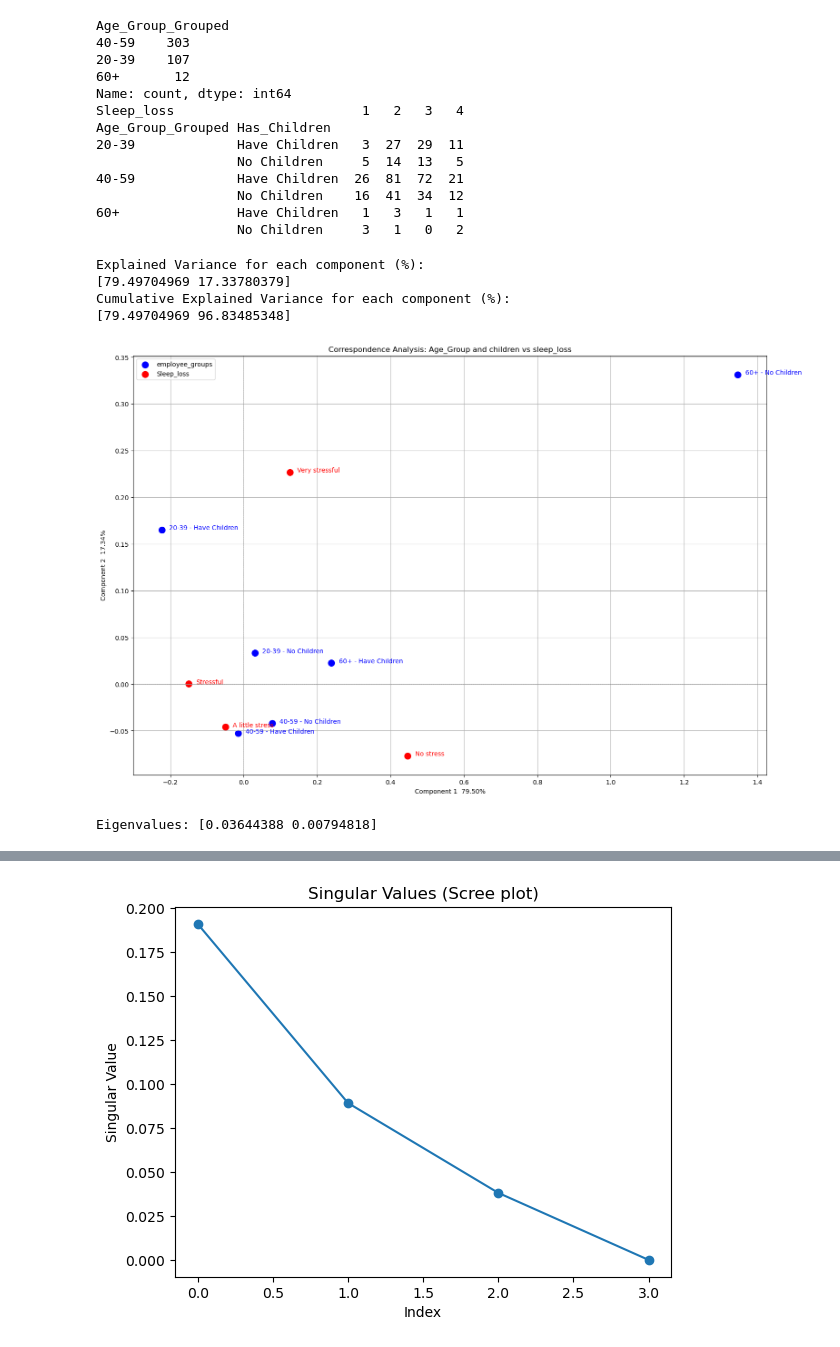
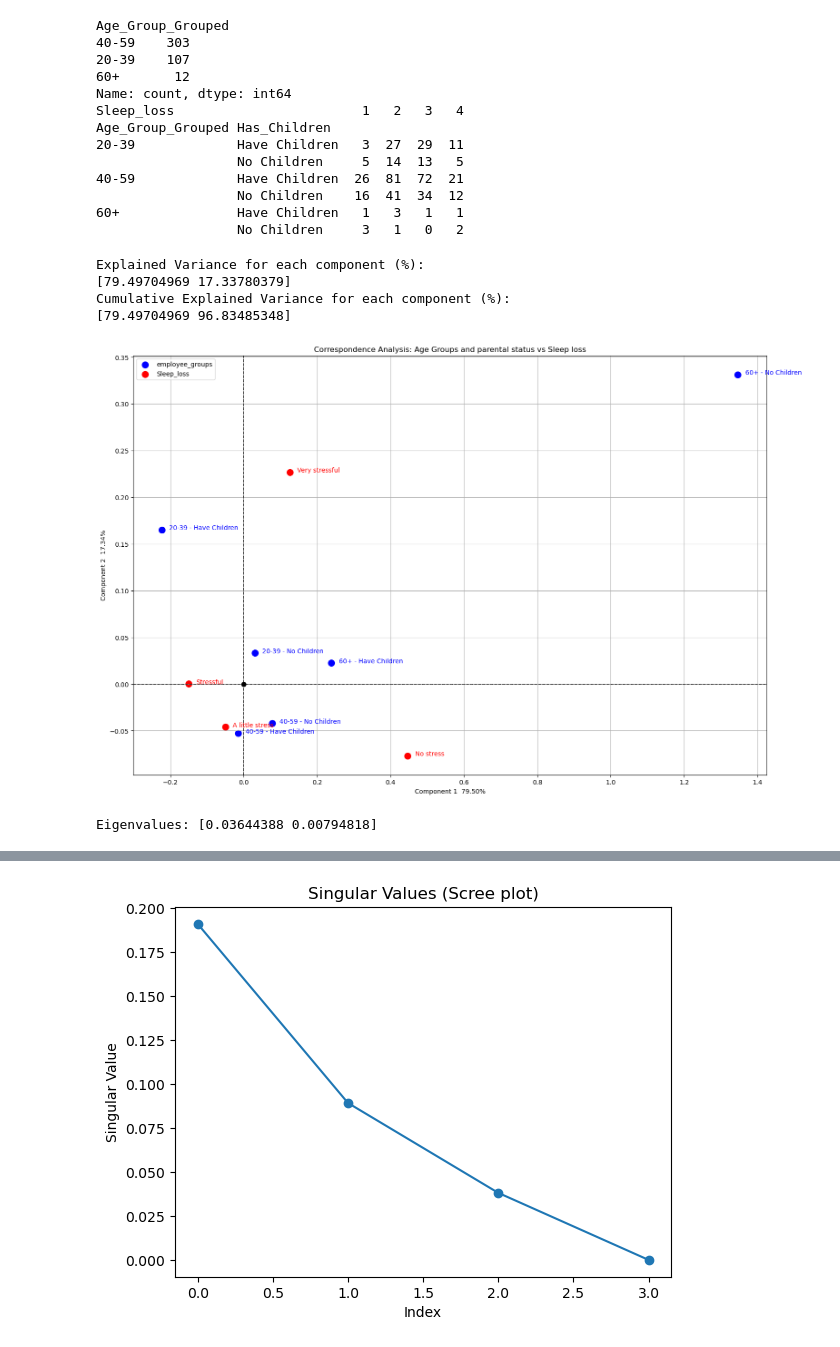
Before and after one commit to Nippe92/datareduction-task, a Jupyter notebook: railroad.ipynb, the cells around one changed output, grey strips where cells are left out. Cells and saved outputs as stored; diff of their text form; code cells hidden in the pictures.

Commit message:
Finalize analysis for existing CAs

```diff
--- a/railroad.ipynb
+++ b/railroad.ipynb
@@ -703,7 +703,7 @@ plt.figure(figsize=(18, 12))
 plt.scatter(row_coordinates[0], row_coordinates[1], label='employee_groups', c='blue', s=100)
 plt.scatter(column_coordinates[0], column_coordinates[1], label='Sleep_loss', c='red', s=100)
 
-# Annotate Age Group and Gender with an offset to the right
+
 for i, txt in enumerate(contingency_table.index):
     # Extract Age Group and Gender from the multi-index
     Age_Group_Grouped, Has_Children = txt
@@ -714,38 +714,41 @@ for i, txt in enumerate(contingency_table.index):
         color='blue'
     )
 
-# Annotate Job Pressure with an offset to the right
 for i, txt in enumerate(contingency_table.columns):
     sleep_loss_label = sleep_loss_labels.get(txt, f'Sleep_loss {txt}')
     plt.annotate(
         sleep_loss_label,
         (column_coordinates.iloc[i, 0] + 0.02, column_coordinates.iloc[i, 1]),  # Offset x-coordinate
         color='red'
     )
 
 explained_variance = ca.percentage_of_variance_
 cumulative_explained_variance = ca.cumulative_percentage_of_variance_
 
 print("Explained Variance for each component (%): ")
 print(explained_variance)
 print("Cumulative Explained Variance for each component (%): ")
 print(cumulative_explained_variance)
 
+plt.axhline(0, color='black', linestyle='--', linewidth=1.2)
+plt.axvline(0, color='black', linestyle='--', linewidth=1.2)
+plt.scatter(0, 0, color='black', s=50, zorder=5)
+
 plt.axhline(0, color='gray', linestyle='--', linewidth=0.5)
 plt.axvline(0, color='gray', linestyle='--', linewidth=0.5)
 plt.xlabel(f'Component 1 {explained_variance[0]: .2f}%')
 plt.ylabel(f'Component 2 {explained_variance[1]: .2f}%')
-plt.title('Correspondence Analysis: Age_Group and children vs sleep_loss')
+plt.title('Correspondence Analysis: Age Groups and parental status vs Sleep loss')
 plt.legend()
 plt.grid(True)
 plt.show()
 
 print("Eigenvalues:", ca.eigenvalues_)
 # %% [output]
 Explained Variance for each component (%):
 [79.49704969 17.33780379]
 Cumulative Explained Variance for each component (%):
 [79.49704969 96.83485348]
-[figure, old version]
+[figure, new version]
 Eigenvalues: [0.03644388 0.00794818]
 # %% [markdown]
```
Also changed, not shown: parts of 14 cells of this notebook.
